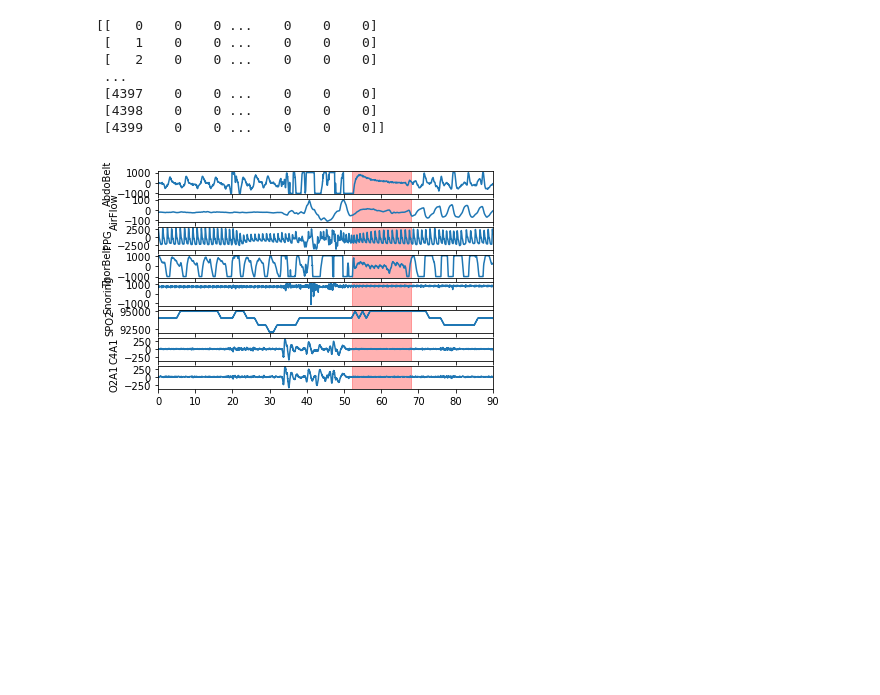
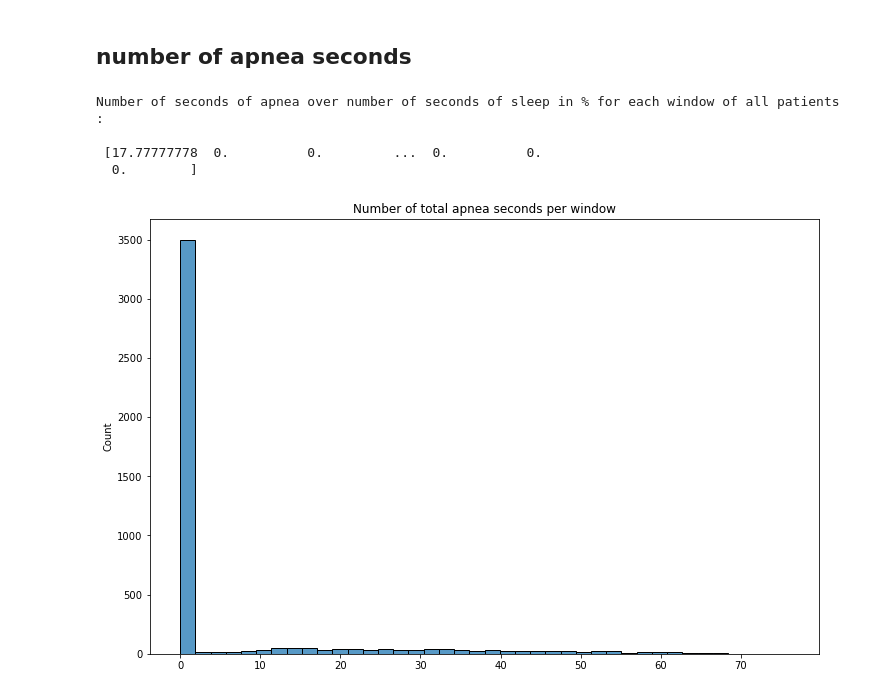
Before and after one commit to claudiatorresp/dreem-challenge, a Jupyter notebook: introduction_data.ipynb, the cells around one changed output. Drawn from its saved outputs; the diff is of its cells as text; code cells hidden in the pictures; blank space fills up the shorter version.

Commit message:
A little exploration of the distribution of the apnea events

```diff
--- a/introduction_data.ipynb
+++ b/introduction_data.ipynb
@@ -71,5 +20,6 @@ array([[ 0.00000000e+00,  0.00000000e+00,  6.26070302e+01, ...,
 # %%
-import numpy as np
+## Exploration of the data
+
 myFile = np.genfromtxt('y_train_tX9Br0C.csv', delimiter=',')
 myFile = myFile[1:] ## removing first row y_0, y_2,..., y_89
-myFile
+myFile = myFile[:,1:] ## removing first columns corresponding to IDs
@@ -88,17 +26,22 @@ import pandas as pd
-# %%
-import h5py
-PATH_TO_TRAINING_DATA = "additional_files_dreem/X_train.h5"
-PATH_TO_TRAINING_TARGET = "y_train_tX9Br0C.csv"
-h5_file = h5py.File(PATH_TO_TRAINING_DATA)
-mask = np.array(pd.read_csv(PATH_TO_TRAINING_TARGET))
-print(mask)
-visualisation.visualise_index(0, h5_file, mask)
-# %% [output]
-[[   0    0    0 ...    0    0    0]
- [   1    0    0 ...    0    0    0]
- [   2    0    0 ...    0    0    0]
- ...
- [4397    0    0 ...    0    0    0]
- [4398    0    0 ...    0    0    0]
- [4399    0    0 ...    0    0    0]]
-[figure, removed]
+# %% [markdown]
+## number of apnea seconds
+# %%
+## nb of apnea seconds in total per window
+
+nb_windows_per_patient = 200
+nb_patients = 22
+window_time = 90
+
+sums = np.sum(myFile, axis=1)
+print('Number of seconds of apnea over number of seconds of sleep in % for each window of all patients : \n \n',100 * sums/(window_time))
+
+plt.figure(figsize =(12,8))
+sns.histplot(sums, bins=40)
+plt.title("Number of total apnea seconds per window")
+plt.show()
+# %% [output]
+Number of seconds of apnea over number of seconds of sleep in % for each window of all patients :
+
+ [17.77777778  0.          0.         ...  0.          0.
+  0.        ]
+[figure, added]
```
Also changed, not shown: parts of 25 cells of this notebook.
